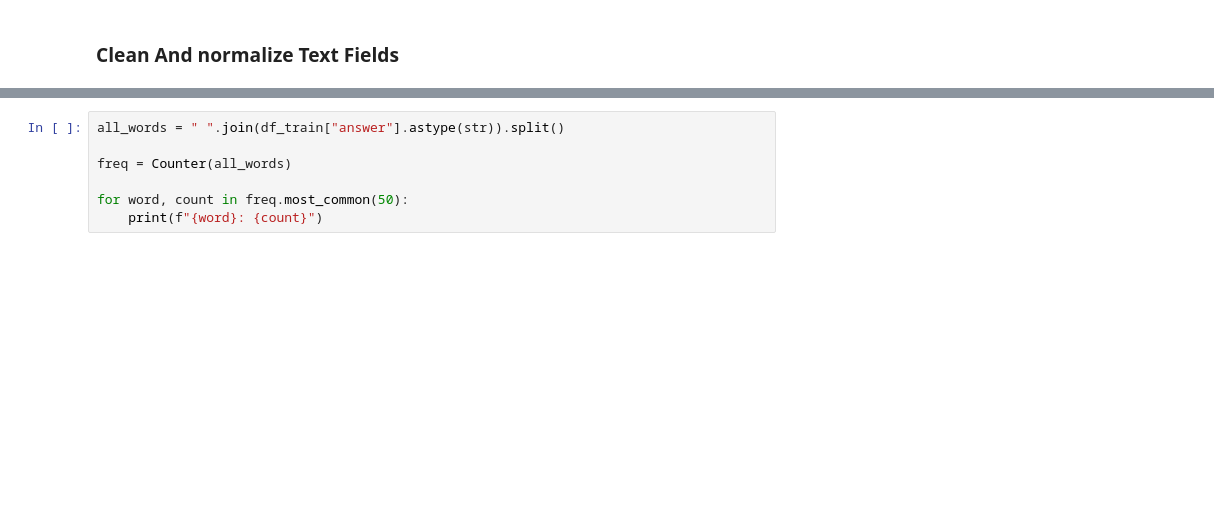
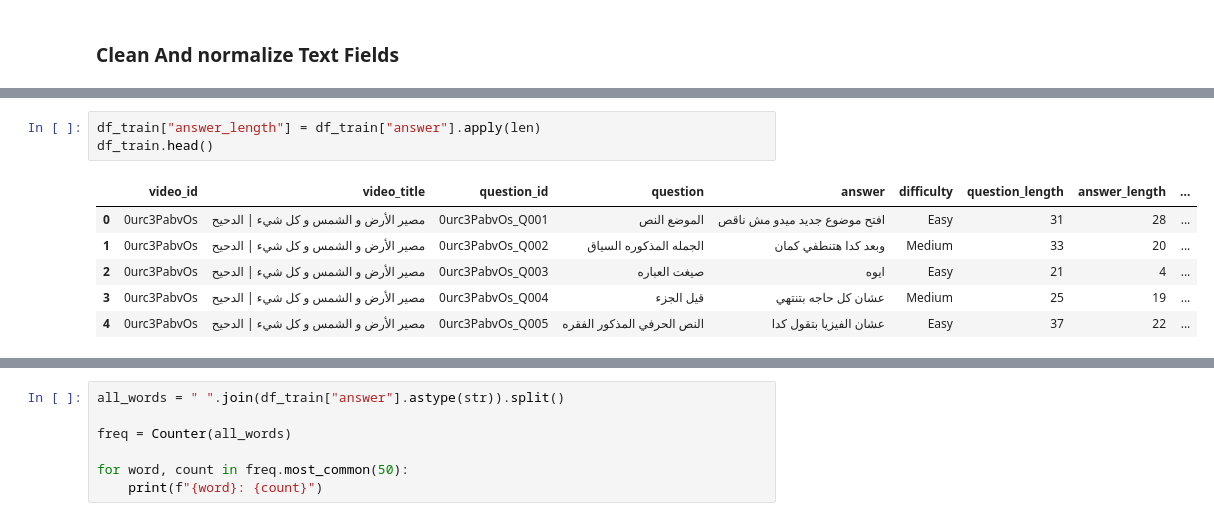
Before and after one commit to Raed108/NLP-Project, a Jupyter notebook: ms1_analysis.ipynb, the cells around one changed output, grey strips where cells are left out. Drawn from its saved outputs; the diff is of its cells as text; blank space fills up the shorter version.

```diff
--- a/ms1_analysis.ipynb
+++ b/ms1_analysis.ipynb
@@ -226,0 +343,10 @@ process_text_column(df_train, "answer")
+# %%
+df_train["answer_length"] = df_train["answer"].apply(len)
+df_train.head()
+# %% [output]
+|  | video_id | video_title | question_id | question | answer | difficulty | question_length | answer_length | ... |
+| 0 | 0urc3PabvOs | مصير الأرض و الشمس و كل شيء | الدحيح | 0urc3PabvOs_Q001 | الموضع النص | افتح موضوع جديد ميدو مش ناقص | Easy | 31 | 28 | ... |
+| 1 | 0urc3PabvOs | مصير الأرض و الشمس و كل شيء | الدحيح | 0urc3PabvOs_Q002 | الجمله المذكوره السياق | وبعد كدا هتنطفي كمان | Medium | 33 | 20 | ... |
+| 2 | 0urc3PabvOs | مصير الأرض و الشمس و كل شيء | الدحيح | 0urc3PabvOs_Q003 | صيغت العباره | ايوه | Easy | 21 | 4 | ... |
+| 3 | 0urc3PabvOs | مصير الأرض و الشمس و كل شيء | الدحيح | 0urc3PabvOs_Q004 | قيل الجزء | عشان كل حاجه بتنتهي | Medium | 25 | 19 | ... |
+| 4 | 0urc3PabvOs | مصير الأرض و الشمس و كل شيء | الدحيح | 0urc3PabvOs_Q005 | النص الحرفي المذكور الفقره | عشان الفيزيا بتقول كدا | Easy | 37 | 22 | ... |
```
Also changed, not shown: parts of 14 cells of this notebook.
